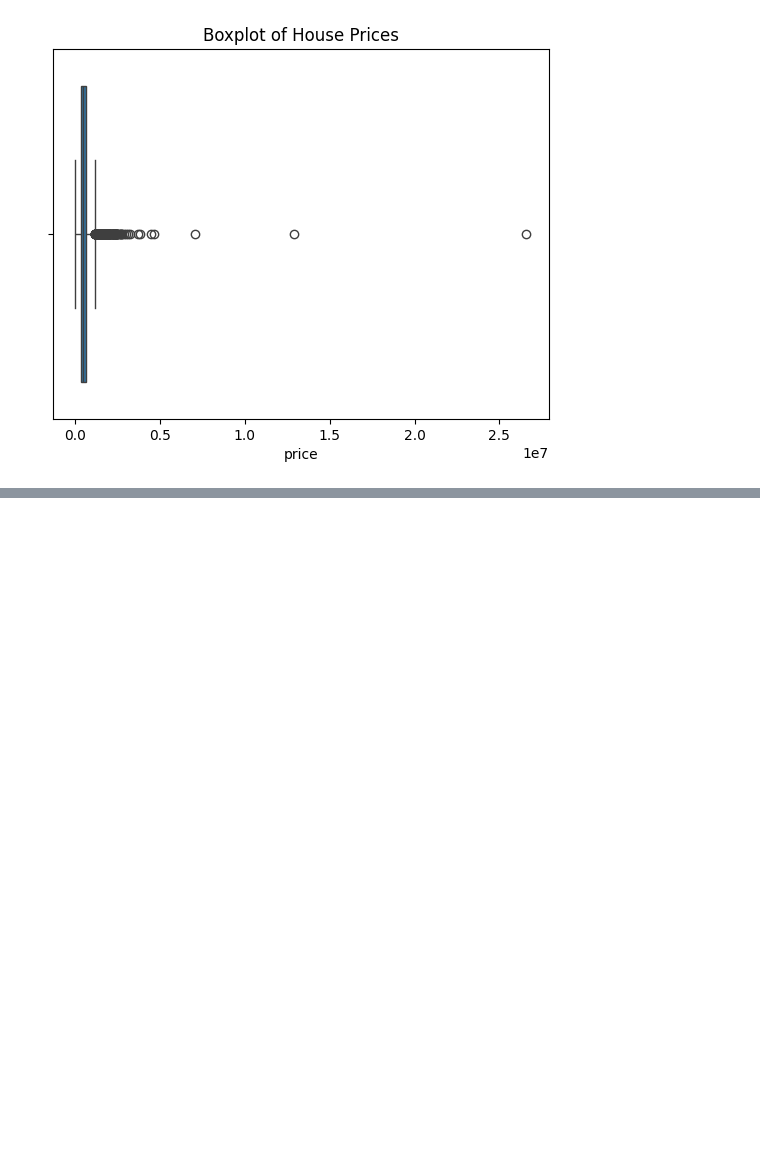
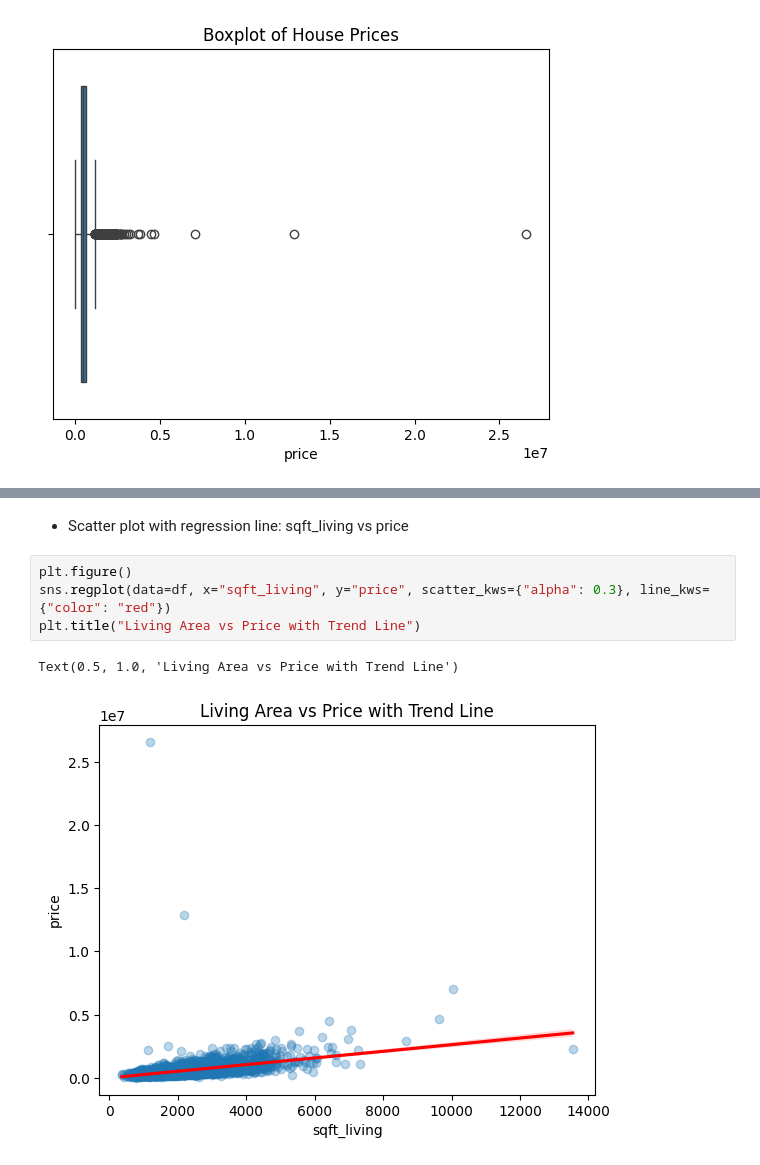
Before and after one commit to geershatisaxena/House-Price-Predictor, a Jupyter notebook: house prediction.ipynb, the cells around one changed output, grey strips where cells are left out. Drawn from its saved outputs; the diff is of its cells as text; blank space fills up the shorter version.

```diff
--- a/house prediction.ipynb
+++ b/house prediction.ipynb
@@ -356,0 +366,9 @@ Text(0.5, 1.0, 'Boxplot of House Prices')
+# %% [markdown]
+- Scatter plot with regression line: sqft_living vs price
+# %%
+plt.figure()
+sns.regplot(data=df, x="sqft_living", y="price", scatter_kws={"alpha": 0.3}, line_kws={"color": "red"})
+plt.title("Living Area vs Price with Trend Line")
+# %% [output]
+Text(0.5, 1.0, 'Living Area vs Price with Trend Line')
+[figure, added]
```
Also changed, not shown: parts of 5 cells of this notebook.
